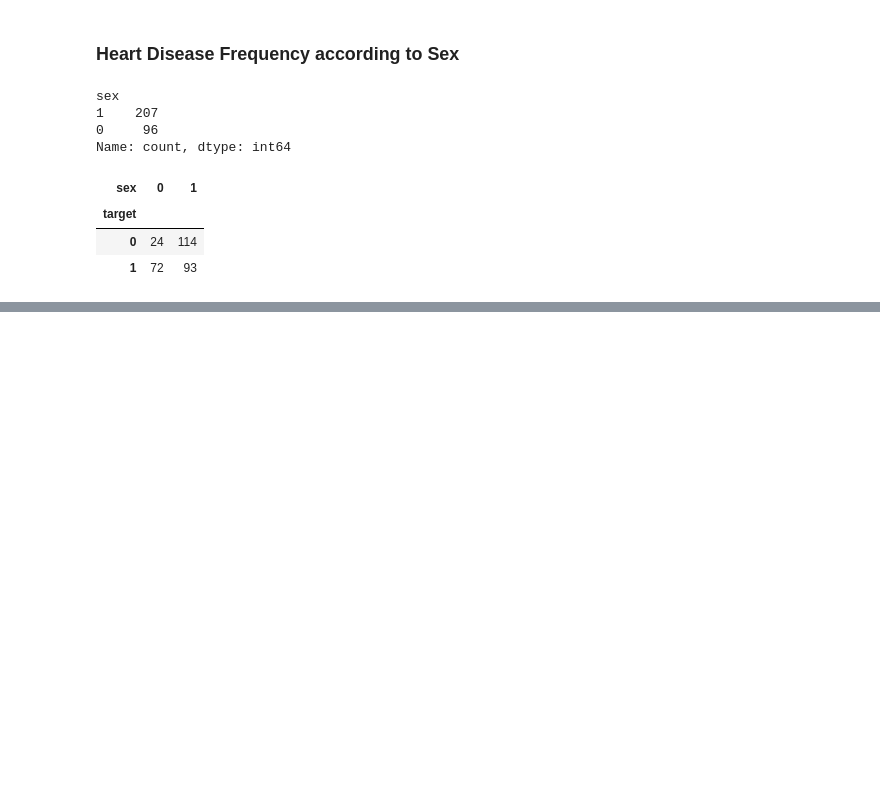
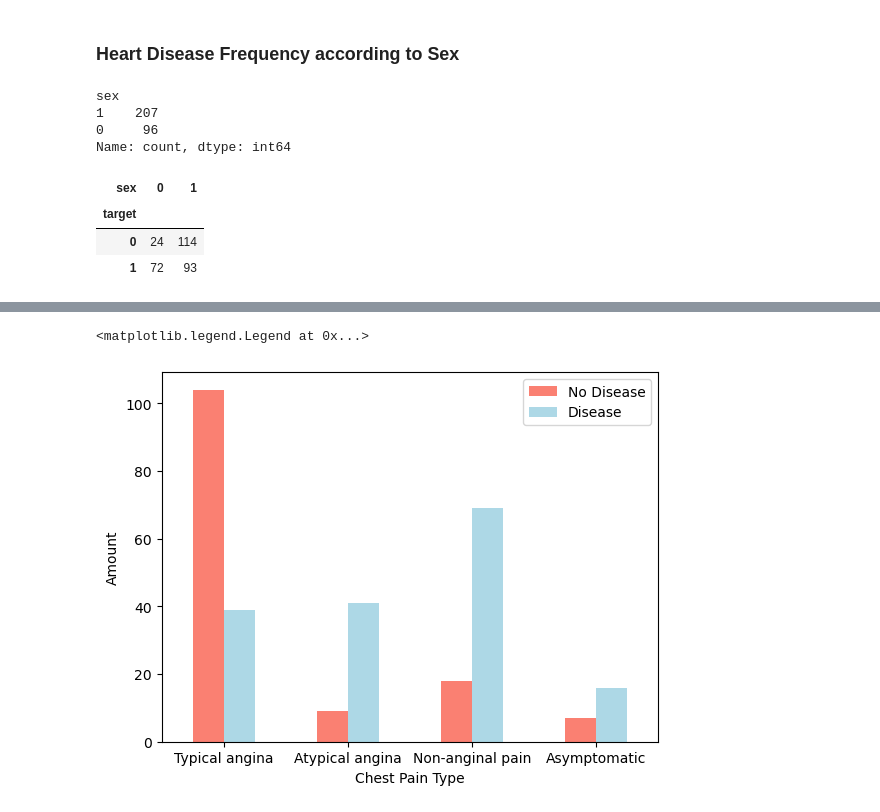
Before and after one commit to dnhan1707/heart_disease_prediction_proj, a Jupyter notebook: heart_prediction_model.ipynb, the cells around one changed output, grey strips where cells are left out. Cells and saved outputs as stored; diff of their text form; code cells hidden in the pictures; blank space fills up the shorter version.

```diff
--- a/heart_prediction_model.ipynb
+++ b/heart_prediction_model.ipynb
@@ -227,0 +272,9 @@ plt.xticks(rotation=0)
+# %%
+pd.crosstab(df.cp, df.target).plot(kind='bar', color=['salmon', 'lightblue'])
+plt.xlabel('Chest Pain Type')
+plt.ylabel('Amount')
+plt.xticks(ticks=[0, 1, 2, 3], labels=['Typical angina', 'Atypical angina', 'Non-anginal pain', 'Asymptomatic'], rotation=0)  # Set the tick labels and rotation
+plt.legend(['No Disease', 'Disease'])
+# %% [output]
+<matplotlib.legend.Legend at 0x...>
+[figure, added]
```
Also changed, not shown: parts of 9 cells of this notebook.
